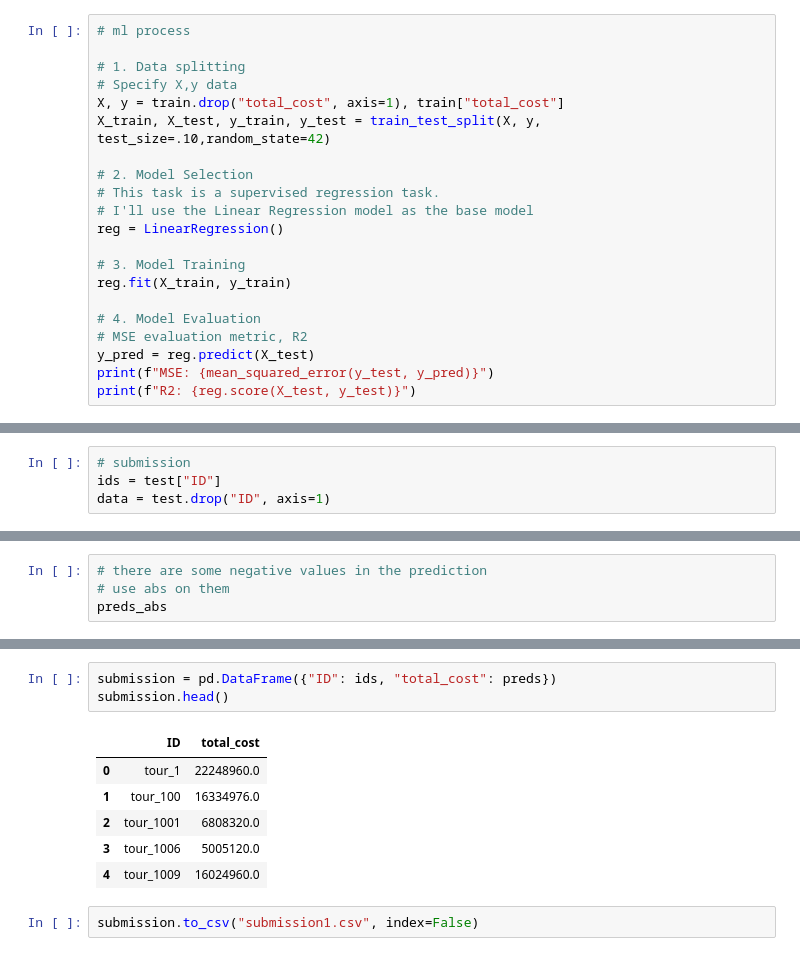
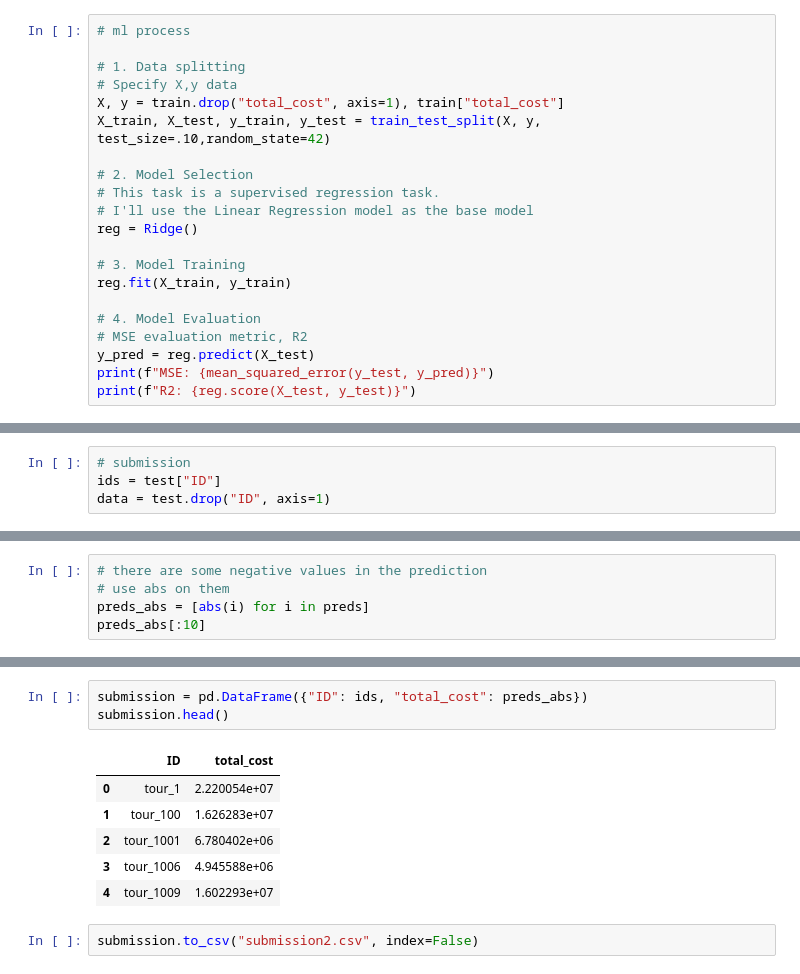
Before and after one commit to martinoywa/zindi-challenges, a Jupyter notebook: Tanzania Tourism Prediction/notebook.ipynb, the cells around one changed output, grey strips where cells are left out. Cells and saved outputs as stored; diff of their text form.

Commit message:
Add submission with Ridge model

```diff
--- a/Tanzania Tourism Prediction/notebook.ipynb
+++ b/Tanzania Tourism Prediction/notebook.ipynb
@@ -291,7 +291,7 @@ X_train, X_test, y_train, y_test = train_test_split(X, y, test_size=.10,random_s
 # 2. Model Selection
 # This task is a supervised regression task.
 # I'll use the Linear Regression model as the base model
-reg = LinearRegression()
+reg = Ridge()
 
 # 3. Model Training
 reg.fit(X_train, y_train)
@@ -317,4 +319,5 @@ array([22248960., 16334976.,  6808320.,  5005120., 16024960., 11584064.,
 # %%
 # there are some negative values in the prediction
 # use abs on them
-preds_abs
+preds_abs = [abs(i) for i in preds]
+preds_abs[:10]
@@ -321,12 +335,12 @@ preds_abs
 # %%
-submission = pd.DataFrame({"ID": ids, "total_cost": preds})
+submission = pd.DataFrame({"ID": ids, "total_cost": preds_abs})
 submission.head()
 # %% [output]
 |  | ID | total_cost |
-| 0 | tour_1 | 22248960.0 |
-| 1 | tour_100 | 16334976.0 |
-| 2 | tour_1001 | 6808320.0 |
-| 3 | tour_1006 | 5005120.0 |
-| 4 | tour_1009 | 16024960.0 |
+| 0 | tour_1 | 2.220054e+07 |
+| 1 | tour_100 | 1.626283e+07 |
+| 2 | tour_1001 | 6.780402e+06 |
+| 3 | tour_1006 | 4.945588e+06 |
+| 4 | tour_1009 | 1.602293e+07 |
 # %%
-submission.to_csv("submission1.csv", index=False)
+submission.to_csv("submission2.csv", index=False)
```
Also changed, not shown: parts of 4 cells of this notebook, 1 other file.
